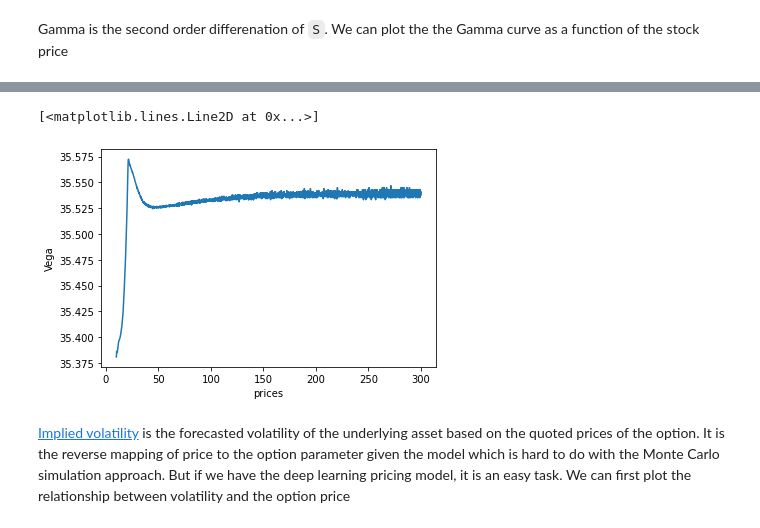
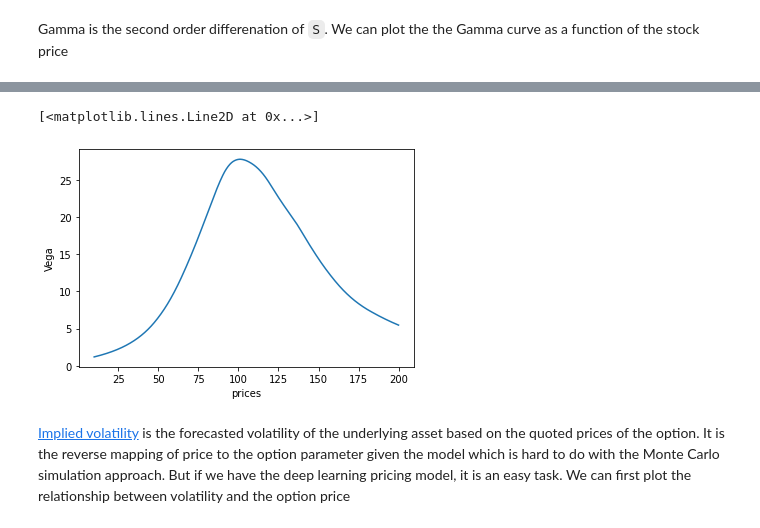
Before and after one commit to xinyanz-erin/Applied-Finance-Project, a Jupyter notebook: From Colab/Combined3.ipynb, the cells around one changed output, grey strips where cells are left out. Cells and saved outputs as stored; diff of their text form; code cells hidden in the pictures.

```diff
--- a/From Colab/Combined3.ipynb
+++ b/From Colab/Combined3.ipynb
@@ -501,7 +501,7 @@ def compute_delta(S):
     inputs2 = torch.tensor([[110.0, 0.0, S + epsilon, 0.35, 0.1, 0.05]*3]).cuda()
     delta = (model(inputs2.float()) - model(inputs1.float()))/epsilon
     return delta
-prices = np.arange(10, 300, 0.1)
+prices = np.arange(10, 200, 0.1)
 deltas = []
 for p in prices:
     deltas.append(compute_delta(p).item())
@@ -549,7 +549,7 @@ def compute_gamma(S):
     drv = grad(loss_grads[0][0][2], inputs)
     return drv[0][0][2]
 
-prices = np.arange(10, 250, 0.1)
+prices = np.arange(10, 200, 0.1)
 gammas = []
 for p in prices:
     gammas.append(compute_gamma(p).item())
@@ -570,7 +570,7 @@ def compute_gamma(S):
     inputs3 = torch.tensor([[110.0, 0.0, S - epsilon, 0.35, 0.1, 0.05]*3]).cuda()
     delta = (model(inputs2.float()) - 2*model(inputs1.float()) + model(inputs3.float()))/(epsilon**2)
     return delta
-prices = np.arange(10, 250, 0.1)
+prices = np.arange(10, 200, 0.1)
 gammas = []
 for p in prices:
     gammas.append(compute_gamma(p).item())
@@ -583,0 +584,18 @@ fig
+# %%
+# vega
+%matplotlib inline
+import numpy as np
+def compute_vega(S):
+    epsilon = 0.5
+    inputs1 = torch.tensor([[110.0, 0.0, S, 0.35, 0.1, 0.05] + ([110.0, 0.0, 110.0, 0.35, 0.1, 0.05]*2)]).cuda()
+    inputs2 = torch.tensor([[110.0, 0.0, S, 0.35 + epsilon, 0.1, 0.05] + ([110.0, 0.0, 110.0, 0.35, 0.1, 0.05]*2)]).cuda()
+    vega = (model(inputs2.float()) - model(inputs1.float()))/epsilon
+    return vega
+prices = np.arange(10, 200, 0.1)
+vegas = []
+for p in prices:
+    vegas.append(compute_vega(p).item())
+fig = pylab.plot(prices, vegas)
+pylab.xlabel('prices')
+pylab.ylabel('Vega')
+fig
@@ -584,24 +605,24 @@ fig
 # %%
 # vega
 %matplotlib inline
 import numpy as np
-def compute_vega(sigma):
+def compute_vega(S):
     epsilon = 0.5
-    inputs1 = torch.tensor([[110.0, 0.0, 110.0, sigma, 0.1, 0.05]*3]).cuda()
-    inputs2 = torch.tensor([[110.0, 0.0, 110.0, sigma + epsilon, 0.1, 0.05]*3]).cuda()
+    inputs1 = torch.tensor([[110.0, 0.0, S, 0.35, 0.1, 0.05]*3]).cuda()
+    inputs2 = torch.tensor([[110.0, 0.0, S, 0.35 + epsilon, 0.1, 0.05]*3]).cuda()
     vega = (model(inputs2.float()) - model(inputs1.float()))/epsilon
     return vega
-prices = np.arange(10, 300, 0.1)
+prices = np.arange(10, 200, 0.1)
 vegas = []
 for p in prices:
     vegas.append(compute_vega(p).item())
 fig = pylab.plot(prices, vegas)
 pylab.xlabel('prices')
 pylab.ylabel('Vega')
 fig
 # %% [output]
 [<matplotlib.lines.Line2D at 0x...>]
-[figure, old version]
+[figure, new version]
 # %% [markdown]
 [Implied volatility](https://en.wikipedia.org/wiki/Implied_volatility) is the forecasted volatility of the underlying asset based on the quoted prices of the option. It is the reverse mapping of price to the option parameter given the model which is hard to do with the Monte Carlo simulation approach. But if we have the deep learning pricing model, it is an easy task. We can first plot the relationship between volatility and the option price
 # %%
```
Also changed, not shown: parts of 6 cells of this notebook.
